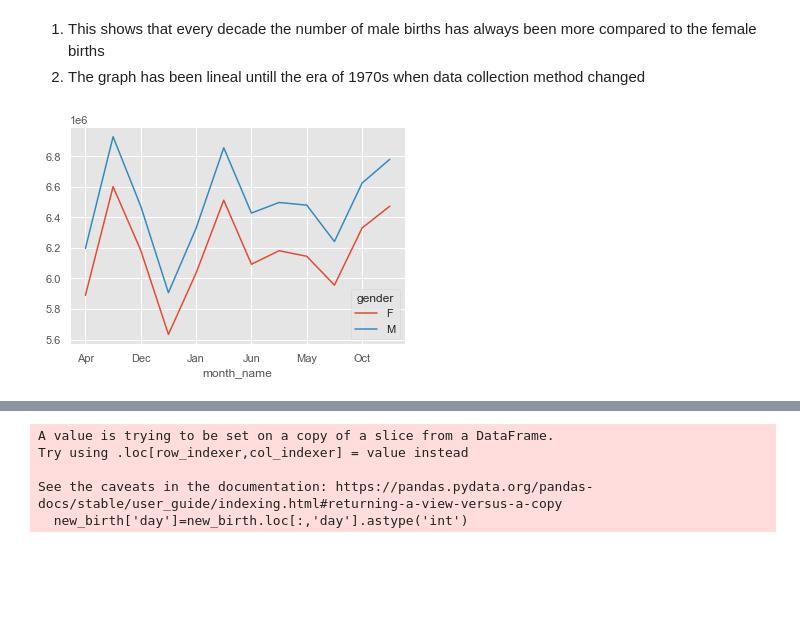
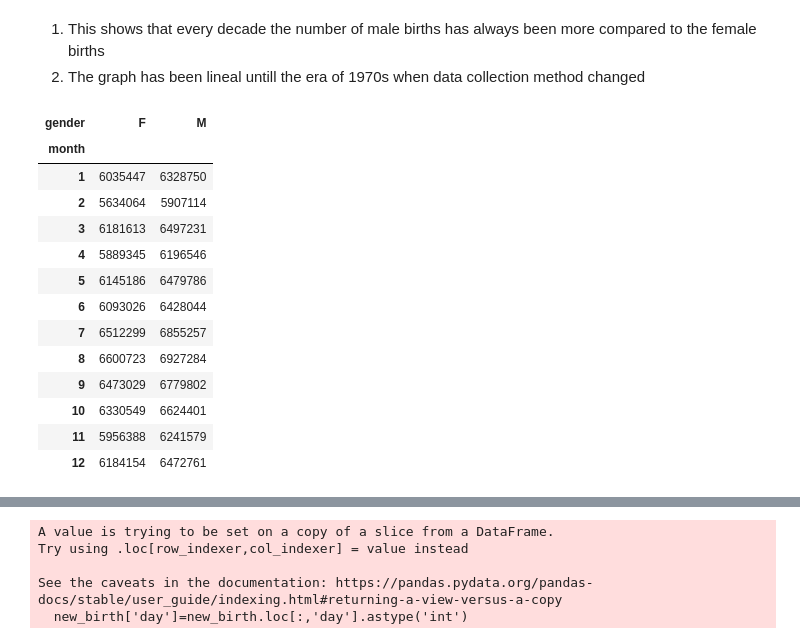
Before and after one commit to imabiodun/Birth_learn, a Jupyter notebook: birth_lernen.ipynb, the cells around one changed output, grey strips where cells are left out. Saved outputs shown, nothing was run; the diff lists cells and outputs as text; code cells hidden in the pictures; blank space fills up the shorter version.

```diff
--- a/birth_lernen.ipynb
+++ b/birth_lernen.ipynb
@@ -96,8 +105,22 @@ birth.pivot_table('births', index='decade',columns='gender', aggfunc='sum').plot
 2. The graph has been lineal untill the era of 1970s when data collection method changed
 # %%
 plt.style.use('ggplot')
-birth.pivot_table('births', index='month_name',columns='gender', aggfunc=sum).plot()
+que=birth.pivot_table('births', index='month',columns='gender', aggfunc=sum)
 # plt.gca().xticklabels
-sns.set()
+# sns.set()
+que
 # %% [output]
-[figure, removed]
+| gender | F | M |
+| month |  |  |
+| 1 | 6035447 | 6328750 |
+| 2 | 5634064 | 5907114 |
+| 3 | 6181613 | 6497231 |
+| 4 | 5889345 | 6196546 |
+| 5 | 6145186 | 6479786 |
+| 6 | 6093026 | 6428044 |
+| 7 | 6512299 | 6855257 |
+| 8 | 6600723 | 6927284 |
+| 9 | 6473029 | 6779802 |
+| 10 | 6330549 | 6624401 |
+| 11 | 5956388 | 6241579 |
+| 12 | 6184154 | 6472761 |
```
Also changed, not shown: parts of 24 cells of this notebook.
